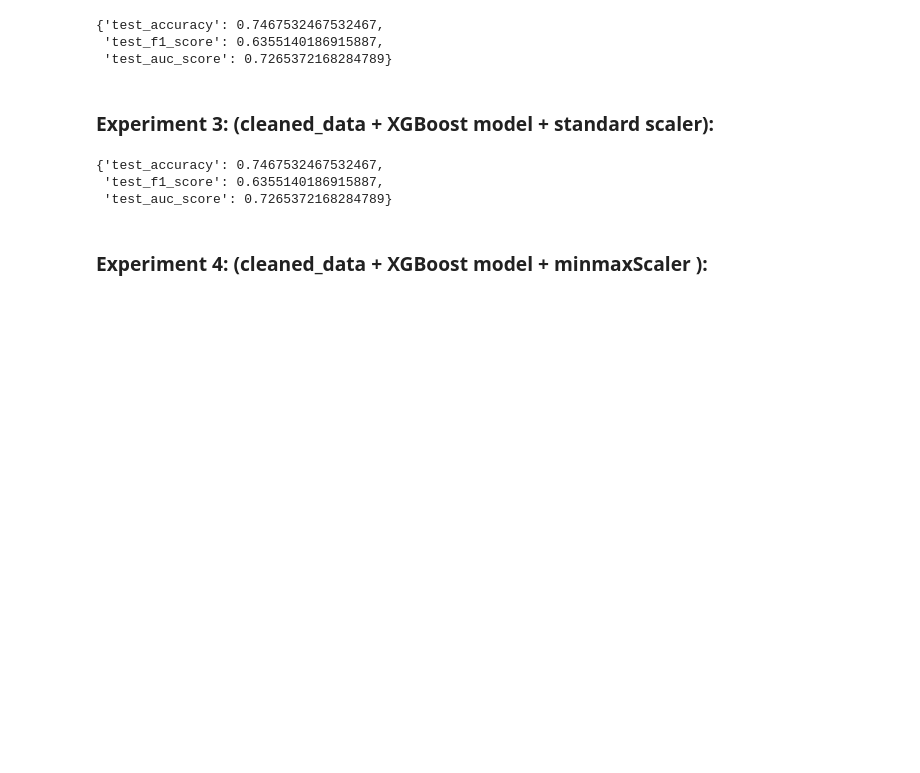
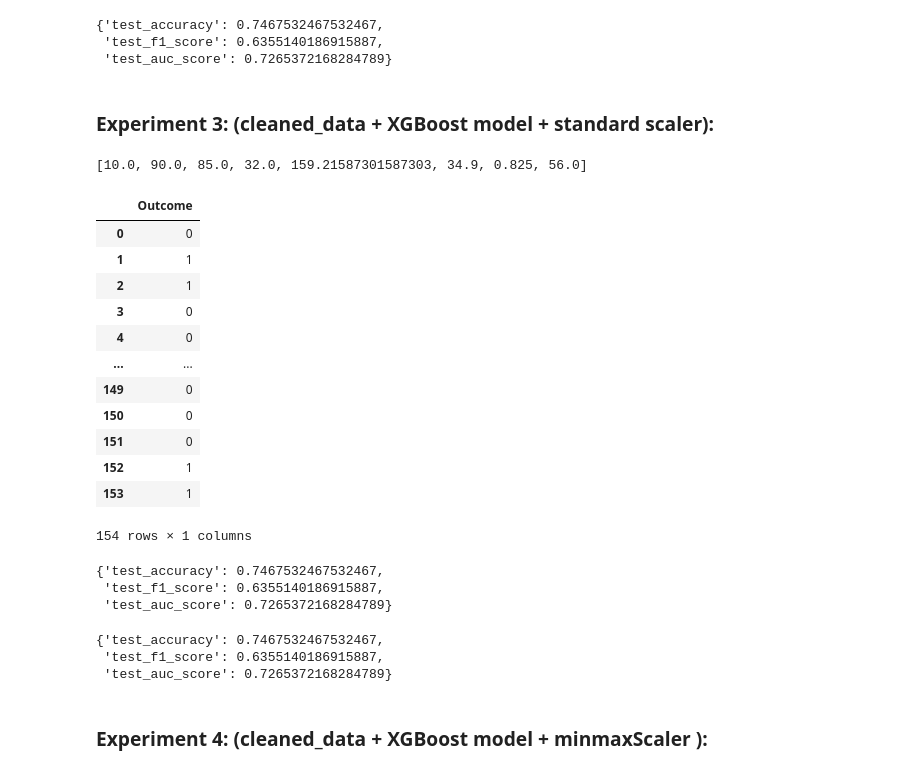
Before and after one commit to TienNguyenKha/Diabetes-Prediction, a Jupyter notebook: notebooks/EDA_and_experiments.ipynb, the cells around one changed output. Drawn from its saved outputs; the diff is of its cells as text; code cells hidden in the pictures; blank space fills up the shorter version.

```diff
--- a/notebooks/EDA_and_experiments.ipynb
+++ b/notebooks/EDA_and_experiments.ipynb
@@ -453,8 +555,8 @@ X_train.hist(bins=50, figsize=(20, 15));
 # %%
-cleaned_train_x_path='./data/cleaned_data/cleaned_train_x.parquet'
-cleaned_train_y_path='./data/cleaned_data/cleaned_train_y.parquet'
-cleaned_test_x_path='./data/cleaned_data/cleaned_test_x.parquet'
-cleaned_test_y_path='./data/cleaned_data/cleaned_test_y.parquet'
+cleaned_train_x_path=f'{cleaned_path}/cleaned_train_x.parquet'
+cleaned_train_y_path=f'{cleaned_path}/cleaned_train_y.parquet'
+cleaned_test_x_path=f'{cleaned_path}/cleaned_test_x.parquet'
+cleaned_test_y_path=f'{cleaned_path}/cleaned_test_y.parquet'
 # %%
 X_train.to_parquet(cleaned_train_x_path, index=False)
 y_train.to_parquet(cleaned_train_y_path, index=False)
@@ -529,6 +668,26 @@ X_train = pd.read_parquet(cleaned_train_x_path)
 y_train= pd.read_parquet(cleaned_train_y_path)
 X_test= pd.read_parquet(cleaned_test_x_path)
 y_test= pd.read_parquet(cleaned_test_y_path)
+# %%
+list(X_test.loc[1,:])
+# %% [output]
+[10.0, 90.0, 85.0, 32.0, 159.21587301587303, 34.9, 0.825, 56.0]
+# %%
+y_test
+# %% [output]
+|  | Outcome |
+| 0 | 0 |
+| 1 | 1 |
+| 2 | 1 |
+| 3 | 0 |
+| 4 | 0 |
+| ... | ... |
+| 149 | 0 |
+| 150 | 0 |
+| 151 | 0 |
+| 152 | 1 |
+| 153 | 1 |
+154 rows × 1 columns
 # %%
 from sklearn.preprocessing import StandardScaler
 scaler = StandardScaler()
@@ -546,6 +710,18 @@ metrics
 {'test_accuracy': 0.7467532467532467,
  'test_f1_score': 0.6355140186915887,
  'test_auc_score': 0.7265372168284789}
+# %%
+EXPERIMENT_NAME='XGboost'
+xgb_model = xgb.XGBClassifier(n_estimators=100, learning_rate=0.05)
+xgb_model.fit(X_train, y_train)
+
+metrics=model_evaluation(xgb_model, X_test, y_test)
+model_log(EXPERIMENT_NAME, 'exp3-xgb-model-official-final', xgb_model, X_test,metrics)
+metrics
+# %% [output]
+{'test_accuracy': 0.7467532467532467,
+ 'test_f1_score': 0.6355140186915887,
+ 'test_auc_score': 0.7265372168284789}
 # %% [markdown]
 ### Experiment 4: (cleaned_data + XGBoost model + minmaxScaler ):
 # %%
```
Also changed, not shown: parts of 18 cells of this notebook.
